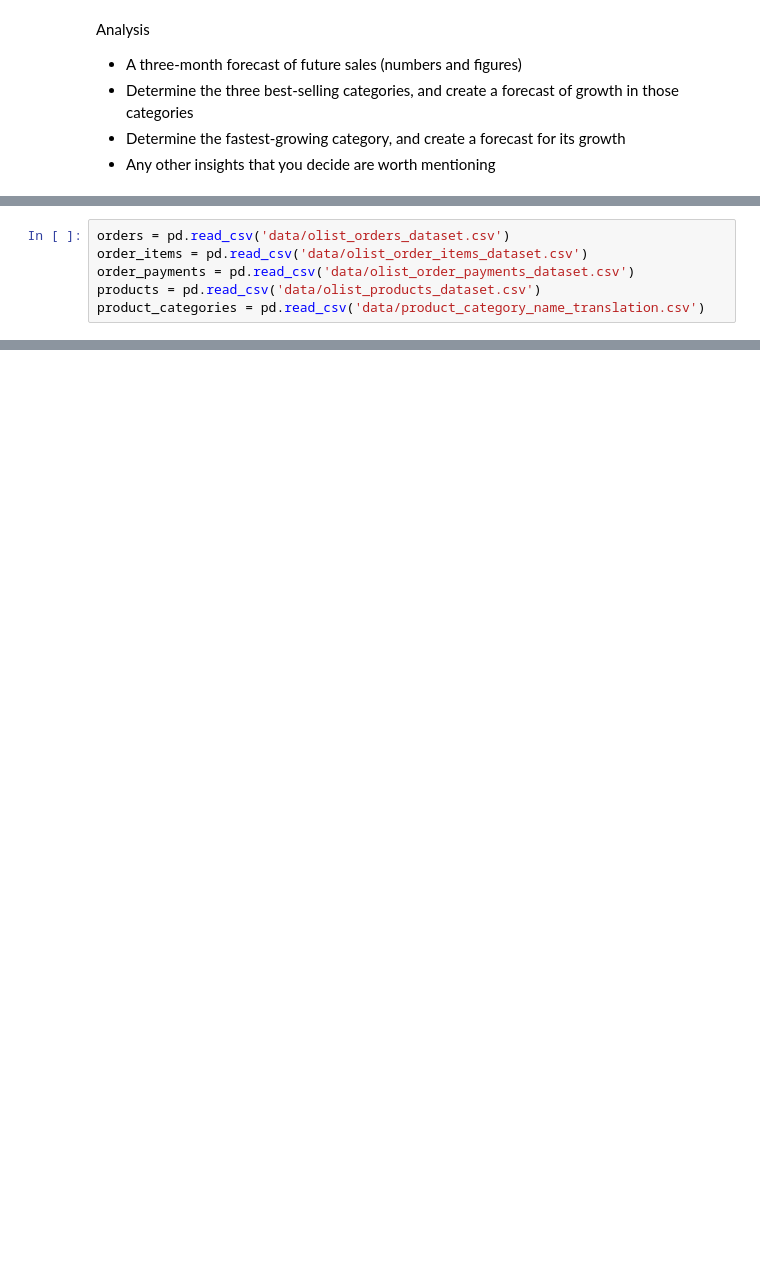
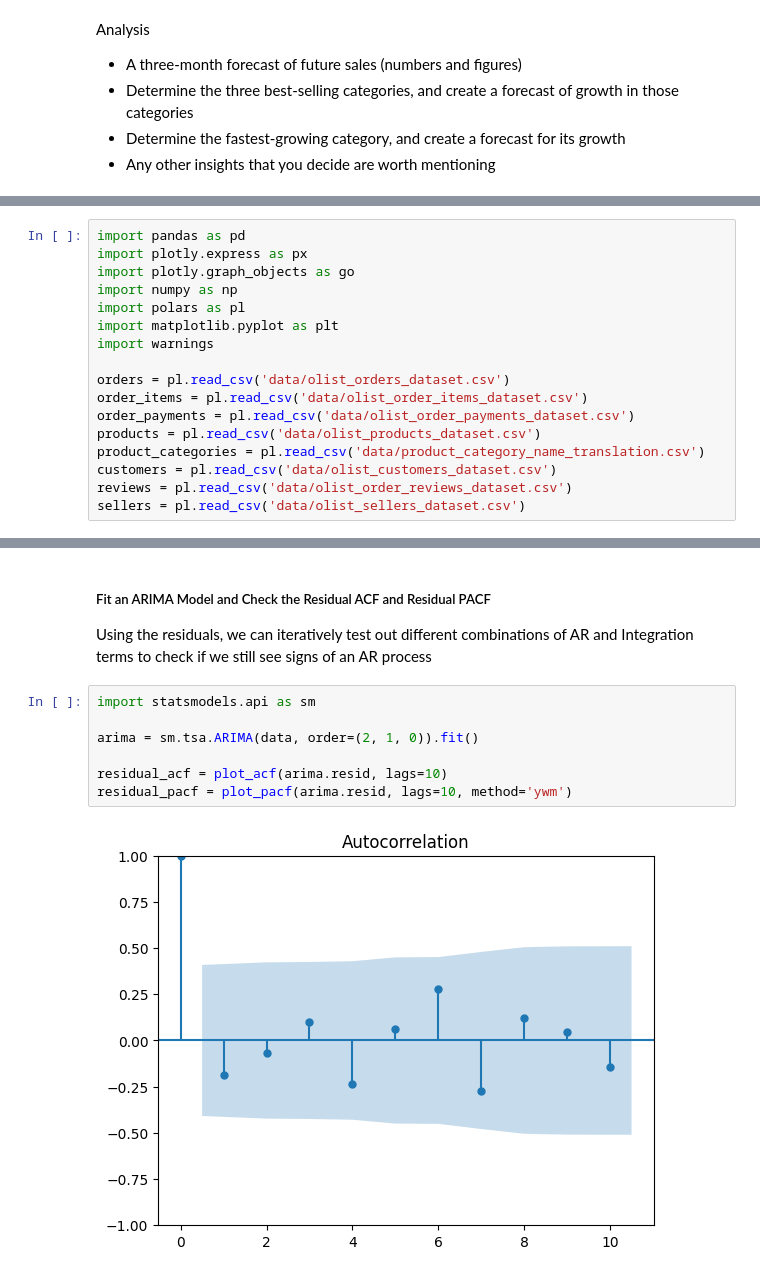
Before and after one commit to josh97ellis/econ8310-business-forecasting, a Jupyter notebook: Midterm Project/olist_forecasting.ipynb, the cells around one changed output, grey strips where cells are left out. Cells and saved outputs as stored; diff of their text form; blank space fills up the shorter version.

Commit message:
update olist project

```diff
--- a/Midterm Project/olist_forecasting.ipynb
+++ b/Midterm Project/olist_forecasting.ipynb
@@ -11,6 +7,17 @@ import numpy as np
 # %%
-orders = pd.read_csv('data/olist_orders_dataset.csv')
-order_items = pd.read_csv('data/olist_order_items_dataset.csv')
-order_payments = pd.read_csv('data/olist_order_payments_dataset.csv')
-products = pd.read_csv('data/olist_products_dataset.csv')
-product_categories = pd.read_csv('data/product_category_name_translation.csv')
+import pandas as pd
+import plotly.express as px
+import plotly.graph_objects as go
+import numpy as np
+import polars as pl
+import matplotlib.pyplot as plt
+import warnings
+
+orders = pl.read_csv('data/olist_orders_dataset.csv')
+order_items = pl.read_csv('data/olist_order_items_dataset.csv')
+order_payments = pl.read_csv('data/olist_order_payments_dataset.csv')
+products = pl.read_csv('data/olist_products_dataset.csv')
+product_categories = pl.read_csv('data/product_category_name_translation.csv')
+customers = pl.read_csv('data/olist_customers_dataset.csv')
+reviews = pl.read_csv('data/olist_order_reviews_dataset.csv')
+sellers = pl.read_csv('data/olist_sellers_dataset.csv')
@@ -28,0 +120,12 @@ px.line(daily_sales, x='order_purchase_timestamp', y='price')
+# %% [markdown]
+##### Fit an ARIMA Model and Check the Residual ACF and Residual PACF
+Using the residuals, we can iteratively test out different combinations of AR and Integration terms to check if we still see signs of an AR process
+# %%
+import statsmodels.api as sm
+
+arima = sm.tsa.ARIMA(data, order=(2, 1, 0)).fit()
+
+residual_acf = plot_acf(arima.resid, lags=10)
+residual_pacf = plot_pacf(arima.resid, lags=10, method='ywm')
+# %% [output]
+[figure, added]
```
Also changed, not shown: parts of 24 cells of this notebook.
